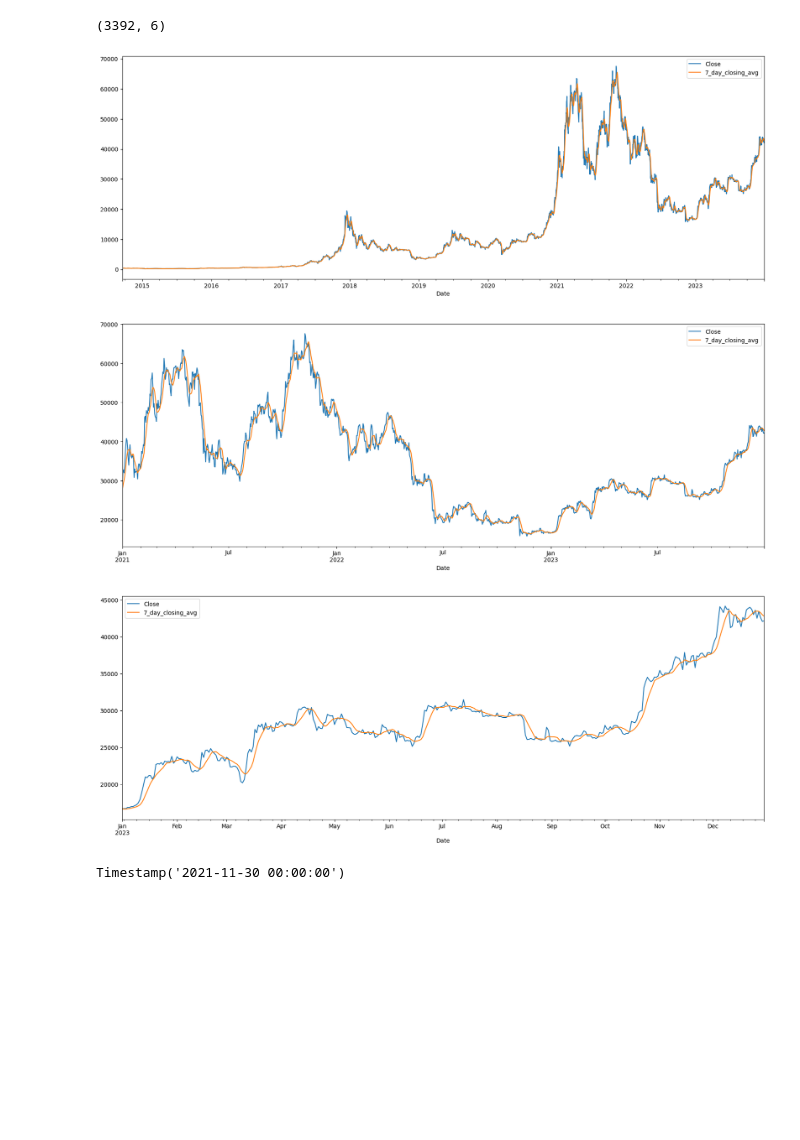
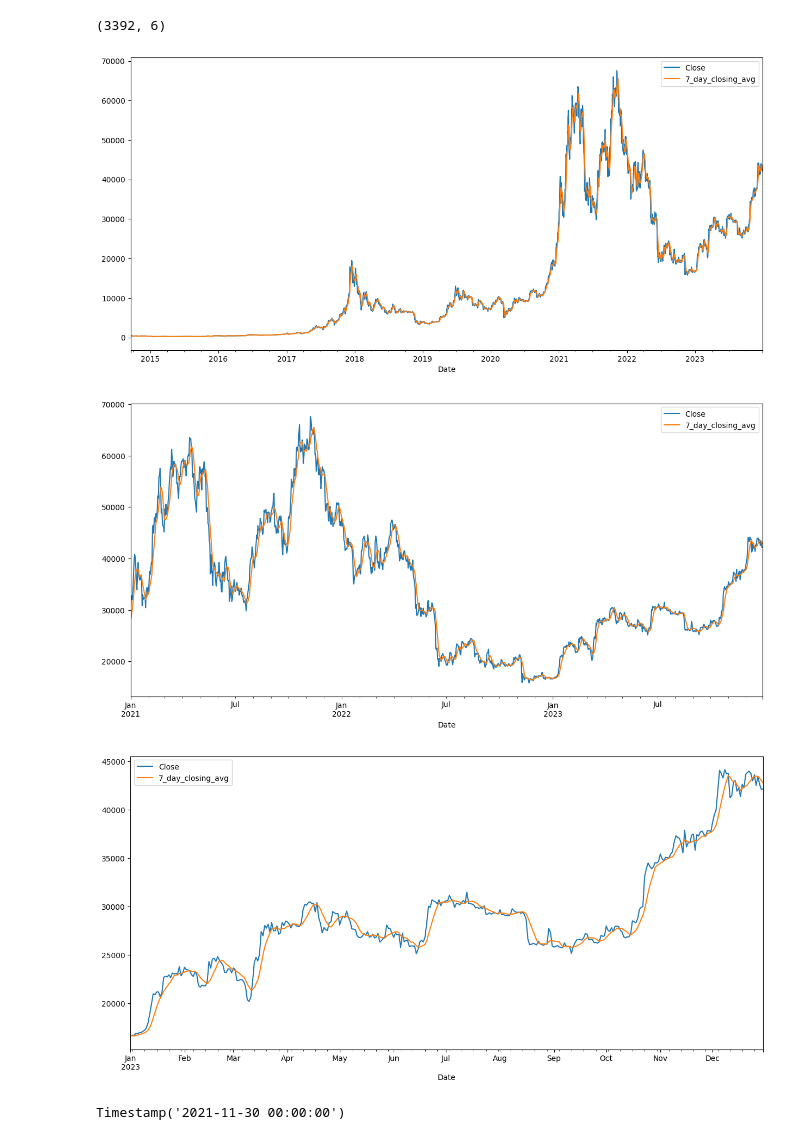
Before and after one commit to fwu27/Test, a Jupyter notebook: bitcoin_prices.ipynb, the cells around one changed output. Cells and saved outputs as stored; diff of their text form; code cells hidden in the pictures; blank space fills up the shorter version.

```diff
--- a/bitcoin_prices.ipynb
+++ b/bitcoin_prices.ipynb
@@ -34,20 +34,20 @@ df.shape
 (3392, 6)
 # %%
 df['7_day_closing_avg'] = df['Close'].rolling(window = 7).mean()
-df[['Close', '7_day_closing_avg']].plot(figsize=(20,7))
+df[['Close', '7_day_closing_avg']].plot(figsize=(15,7))
 plt.show()
 # %% [output]
-[figure, old version]
+[figure, new version]
 # %%
-df[['Close', '7_day_closing_avg']].loc['2021':'2023'].plot(figsize=(20,7))
+df[['Close', '7_day_closing_avg']].loc['2021':'2023'].plot(figsize=(15,7))
 plt.show()
 # %% [output]
-[figure, old version]
+[figure, new version]
 # %%
-df[['Close', '7_day_closing_avg']].loc['2023'].plot(figsize=(20,7))
+df[['Close', '7_day_closing_avg']].loc['2023'].plot(figsize=(15,7))
 plt.show()
 # %% [output]
-[figure, old version]
+[figure, new version]
 # %%
 df.resample('ME').max()['Close'].idxmax()
 # %% [output]
```
Also changed, not shown: parts of 3 cells of this notebook.
